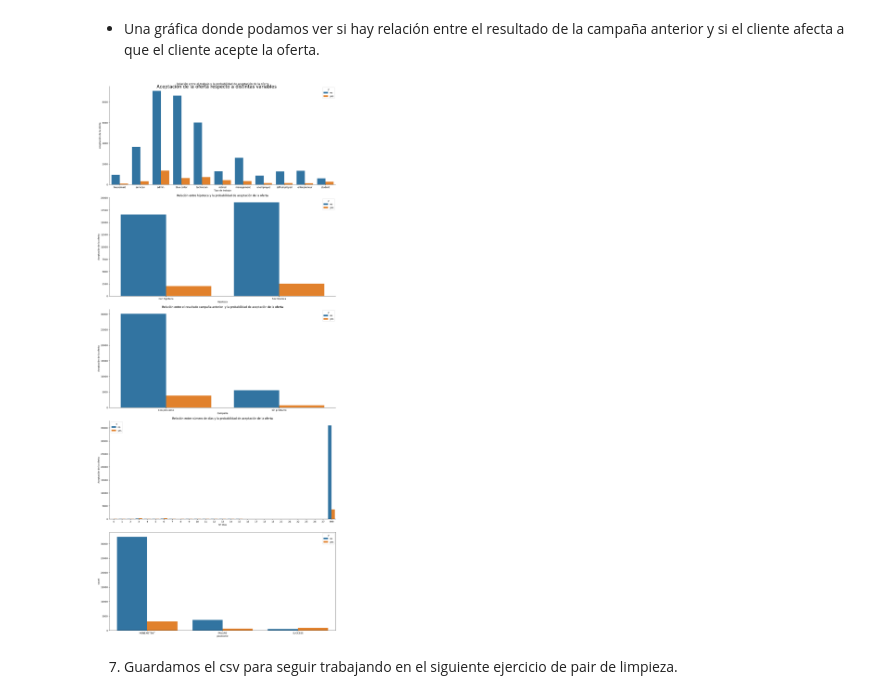
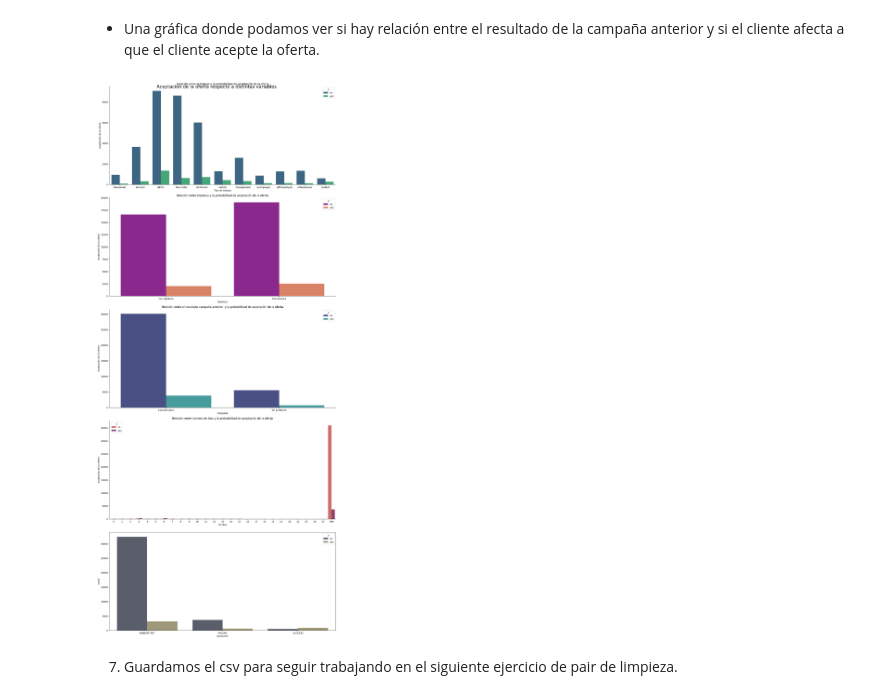
Before and after one commit to Adalab/promo-d-da-modulo2-sprint2-jacqueline-laura-lidya, a Jupyter notebook: limpieza/limpieza-leccion1-introduccion-pair.ipynb, the cells around one changed output. Drawn from its saved outputs; the diff is of its cells as text; code cells hidden in the pictures.

```diff
--- a/limpieza/limpieza-leccion1-introduccion-pair.ipynb
+++ b/limpieza/limpieza-leccion1-introduccion-pair.ipynb
@@ -256,48 +251,48 @@ fig,axes = plt.subplots(5, 1, figsize = (15, 35))
 fig.suptitle('Aceptación de la oferta respecto a distintas variables', fontsize = 20)
 
 #Por Tipo de trabejo
-sns.countplot(x="job", data= df_bank, hue= "y", ax= axes[0])
+sns.countplot(x="job", data= df_bank, hue= "y", ax= axes[0], palette = "viridis")
 axes[0].set_title("Relación entre el trabajo y la probabilidad de aceptación de la oferta")
 axes[0].set_xlabel('Tipo de trabajo')
 axes[0].set_ylabel('Aceptación de la oferta')
 axes[0].spines[['right','top']].set_visible(False)
 
 #Por Hipoteca
-sns.countplot(x="housing", data= df_bank, hue= "y",  ax= axes[1])
+sns.countplot(x="housing", data= df_bank, hue= "y",  ax= axes[1], palette = "plasma")
 axes[1].set_title("Relación entre hipoteca y la probabilidad de aceptación de la oferta")
 axes[1].set_xlabel('Hipoteca')
 axes[1].set_ylabel('Aceptación de la oferta')
 axes[1].set_xticklabels(labels= ['Con hipoteca', 'Sin hipoteca'])
 axes[1].spines[['right','top']].set_visible(False)
 
 #Por Prestamo
-sns.countplot(x="loan", data= df_bank, hue= "y",  ax= axes[2])
+sns.countplot(x="loan", data= df_bank, hue= "y",  ax= axes[2], palette = "mako")
 axes[2].set_title("Relación entre prestamo y la probabilidad de aceptación de la oferta")
 axes[2].set_xlabel('Prestamo')
 axes[2].set_ylabel('Aceptación de la oferta')
 axes[2].set_xticklabels(labels= ['Con prestamo', 'Sin prestamo'])
 axes[2].spines[['right','top']].set_visible(False)
 
 #Nº días
-sns.countplot(x="pdays", data= df_bank, hue= "y",  ax= axes[3])
+sns.countplot(x="pdays", data= df_bank, hue= "y",  ax= axes[3], palette = "flare")
 axes[3].set_title("Relación entre número de días y la probabilidad de aceptación de la oferta")
 axes[3].set_xlabel('Nº días')
 axes[3].set_ylabel('Aceptación de la oferta')
 axes[3].spines[['right','top']].set_visible(False)
 
 #Por campaña
-sns.countplot(x="poutcome", data= df_bank, hue= "y", ax= axes[4])
+sns.countplot(x="poutcome", data= df_bank, hue= "y", ax= axes[4], palette = "cividis")
 axes[2].set_title("Relación entre el resultado campaña anterior  y la probabilidad de aceptación de la oferta")
 axes[2].set_xlabel('Campaña')
 axes[2].set_ylabel('Aceptación de la oferta')
 axes[2].spines[['right','top']].set_visible(False)
 
 
 
 plt.tight_layout()
 plt.show()
 # %% [output]
-[figure, old version]
+[figure, new version]
 # %% [markdown]
 7. Guardamos el csv para seguir trabajando en el siguiente ejercicio de pair de limpieza.
 # %%
```
Also changed, not shown: parts of 3 cells of this notebook.
